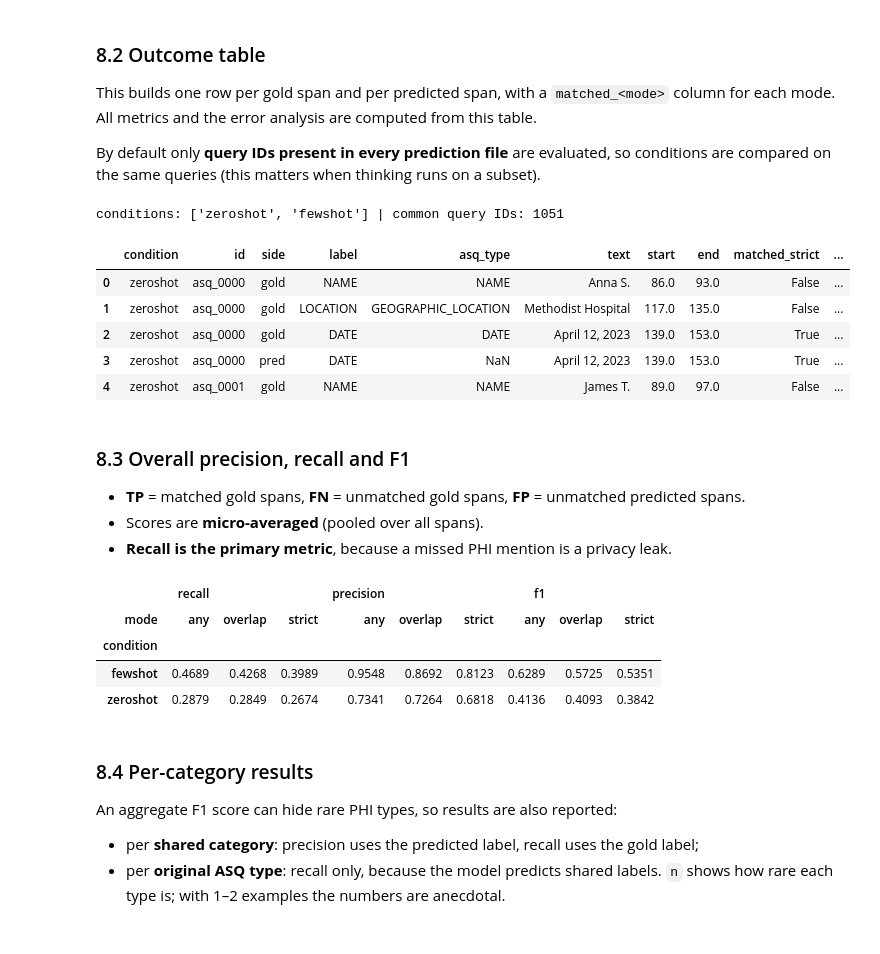
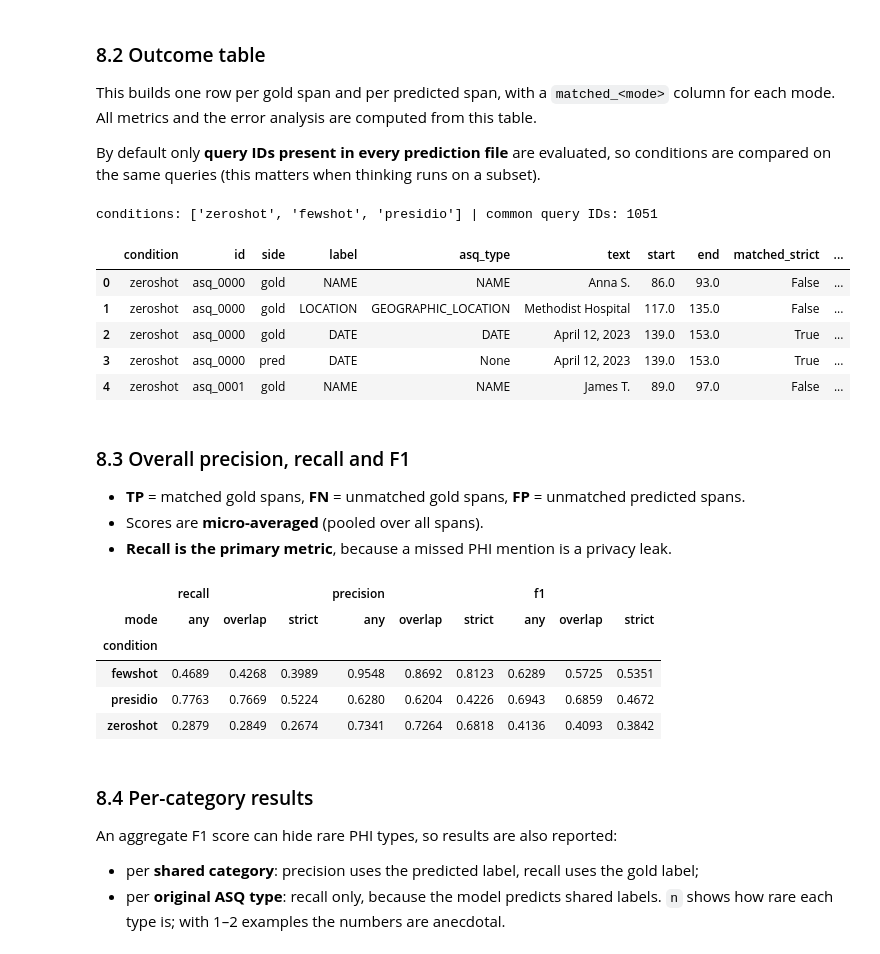
Before and after one commit to adnana24i/PHI_Deidentification, a Jupyter notebook: asq_process.ipynb, the cells around one changed output. Drawn from its saved outputs; the diff is of its cells as text; code cells hidden in the pictures.

```diff
--- a/asq_process.ipynb
+++ b/asq_process.ipynb
@@ -488,14 +407,7 @@ def generate(messages, think, seed=SEED):
 
 This turns the raw string into `{type, text}` dictionaries. Constrained decoding should mean it never fails; `parse_ok` records whether it did (e.g. if the output was cut off at `MAX_JSON_TOKENS`).
 # %%
-def parse(raw):
-    try:
-        extraction = Extraction.model_validate_json(raw)
-        return [s.model_dump(mode="json") for s in extraction.spans], True
-    except ValidationError as e:
-        print("parse failure:", str(e)[:200])
-        return [], False
-
+# parse() is in phi_deid/prompts.py
 parse('{"spans": [{"type": "NAME", "text": "Anna S."}]}')
 # %% [output]
 ([{'type': 'NAME', 'text': 'Anna S.'}], True)
@@ -792,39 +651,19 @@ def build_outcomes(condition, rows):
     for row in rows:
         if EVAL_ON_COMMON_IDS and row["id"] not in common_ids:
             continue
-        record = DATA_BY_ID[row["id"]]
-        gold, preds = record["gold"], row["spans"]
-        pairs = {mode: match_record(gold, preds, mode) for mode in MODES}
-        matched_preds = {mode: set(pairs[mode].values()) for mode in MODES}
-        for gi, g in enumerate(gold):
-            any_pi = pairs["any"].get(gi)
-            out.append({
-                "condition": condition, "id": row["id"], "side": "gold",
-                "label": g["label"], "asq_type": g["asq_type"], "text": g["text"],
-                "start": g["start"], "end": g["end"],
-                **{f"matched_{m}": gi in pairs[m] for m in MODES},
-                "any_pred_label": preds[any_pi]["type"] if any_pi is not None else None,
-                "any_pred_text": preds[any_pi]["text"] if any_pi is not None else None,
-            })
-        for pi, p in enumerate(preds):
-            out.append({
-                "condition": condition, "id": row["id"], "side": "pred",
-                "label": p["type"], "asq_type": None, "text": p["text"],
-                "start": p["start"], "end": p["end"], "grounded": p["grounded"],
-                **{f"matched_{m}": pi in matched_preds[m] for m in MODES},
-            })
+        out.extend(outcome_rows(condition, row["id"], DATA_BY_ID[row["id"]]["gold"], row["spans"]))
     return out
 
 outcomes = pd.DataFrame([o for c, rows in predictions.items() for o in build_outcomes(c, rows)])
 outcomes.to_csv(RESULTS_DIR / f"{MODEL_TAG}_outcomes.csv", index=False)
 outcomes.head()
 # %% [output]
-conditions: ['zeroshot', 'fewshot'] | common query IDs: 1051
+conditions: ['zeroshot', 'fewshot', 'presidio'] | common query IDs: 1051
 |  | condition | id | side | label | asq_type | text | start | end | matched_strict | ... |
 | 0 | zeroshot | asq_0000 | gold | NAME | NAME | Anna S. | 86.0 | 93.0 | False | ... |
 | 1 | zeroshot | asq_0000 | gold | LOCATION | GEOGRAPHIC_LOCATION | Methodist Hospital | 117.0 | 135.0 | False | ... |
 | 2 | zeroshot | asq_0000 | gold | DATE | DATE | April 12, 2023 | 139.0 | 153.0 | True | ... |
-| 3 | zeroshot | asq_0000 | pred | DATE | NaN | April 12, 2023 | 139.0 | 153.0 | True | ... |
+| 3 | zeroshot | asq_0000 | pred | DATE | None | April 12, 2023 | 139.0 | 153.0 | True | ... |
 | 4 | zeroshot | asq_0001 | gold | NAME | NAME | James T. | 89.0 | 97.0 | False | ... |
 # %% [markdown]
 ### 8.3 Overall precision, recall and F1
@@ -833,29 +672,19 @@ conditions: ['zeroshot', 'fewshot'] | common query IDs: 1051
 - Scores are **micro-averaged** (pooled over all spans).
 - **Recall is the primary metric**, because a missed PHI mention is a privacy leak.
 # %%
-def prf(frame, mode):
-    gold = frame[frame.side == "gold"]
-    pred = frame[frame.side == "pred"]
-    tp = int(gold[f"matched_{mode}"].sum())
-    fn = len(gold) - tp
-    fp = int((~pred[f"matched_{mode}"]).sum())
-    precision = tp / (tp + fp) if tp + fp else float("nan")
-    recall = tp / (tp + fn) if tp + fn else float("nan")
-    f1 = 2 * precision * recall / (precision + recall) if precision + recall else float("nan")
-    return {"TP": tp, "FP": fp, "FN": fn,
-            "precision": round(precision, 4), "recall": round(recall, 4), "f1": round(f1, 4)}
-
+# prf() is in phi_deid/scoring.py
 overall = pd.DataFrame([
     {"condition": c, "mode": m, **prf(outcomes[outcomes.condition == c], m)}
     for c in predictions for m in MODES
 ])
 overall.to_csv(RESULTS_DIR / f"{MODEL_TAG}_overall.csv", index=False)
 overall.pivot(index="condition", columns="mode", values=["recall", "precision", "f1"])
 # %% [output]
 |  | recall |  |  | precision |  |  | f1 |  |  |
 | mode | any | overlap | strict | any | overlap | strict | any | overlap | strict |
 | condition |  |  |  |  |  |  |  |  |  |
 | fewshot | 0.4689 | 0.4268 | 0.3989 | 0.9548 | 0.8692 | 0.8123 | 0.6289 | 0.5725 | 0.5351 |
+| presidio | 0.7763 | 0.7669 | 0.5224 | 0.6280 | 0.6204 | 0.4226 | 0.6943 | 0.6859 | 0.4672 |
 | zeroshot | 0.2879 | 0.2849 | 0.2674 | 0.7341 | 0.7264 | 0.6818 | 0.4136 | 0.4093 | 0.3842 |
 # %% [markdown]
 ### 8.4 Per-category results
```
Also changed, not shown: parts of 25 cells of this notebook, 24 other files.
